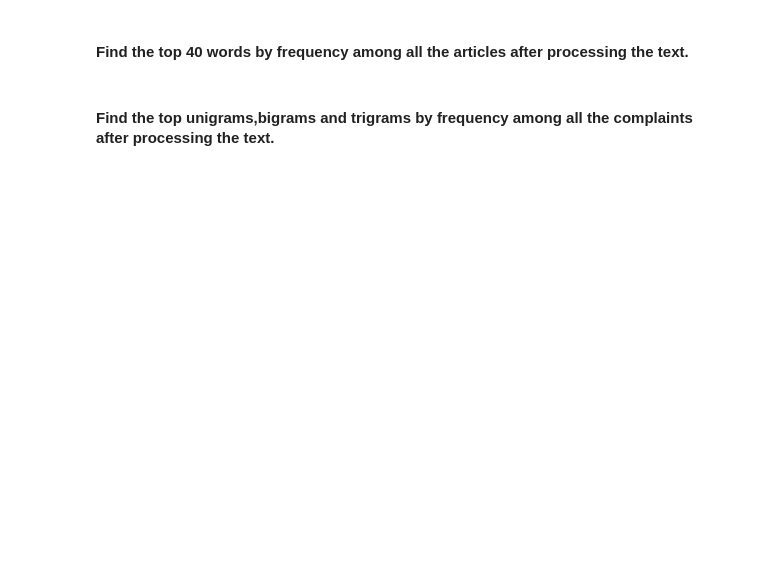
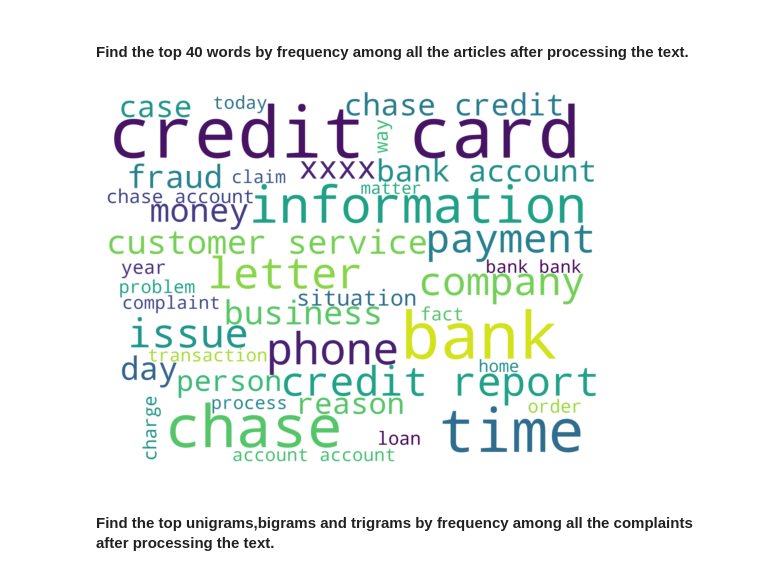
Before and after one commit to mayur200/automatic-ticket-classification-nlp, a Jupyter notebook: Automatic_Ticket_Classification_Assignment.ipynb, the cells around one changed output. Drawn from its saved outputs; the diff is of its cells as text; code cells hidden in the pictures; blank space fills up the shorter version.

```diff
--- a/Automatic_Ticket_Classification_Assignment.ipynb
+++ b/Automatic_Ticket_Classification_Assignment.ipynb
@@ -334,6 +410,14 @@ Write the code in this task to perform the following:
 #### Find the top 40 words by frequency among all the articles after processing the text.
 # %%
 #Using a word cloud find the top 40 words by frequency among all the articles after processing the text
+from wordcloud import WordCloud
+stopwords = nlp.Defaults.stop_words
+wordcloud=WordCloud(stopwords=stopwords, background_color='white', width=2000, height=1500,max_words=40).generate(' '.join(df_clean['complaint_POS_removed']))
+plt.imshow(wordcloud, interpolation='bilinear', aspect='auto')
+plt.axis("off")
+plt.show()
+# %% [output]
+[figure, added]
 # %%
 #Removing -PRON- from the text corpus
 df_clean['Complaint_clean'] = df_clean['complaint_POS_removed'].str.replace('-PRON-', '')
```
Also changed, not shown: parts of 45 cells of this notebook, 1 other file.
